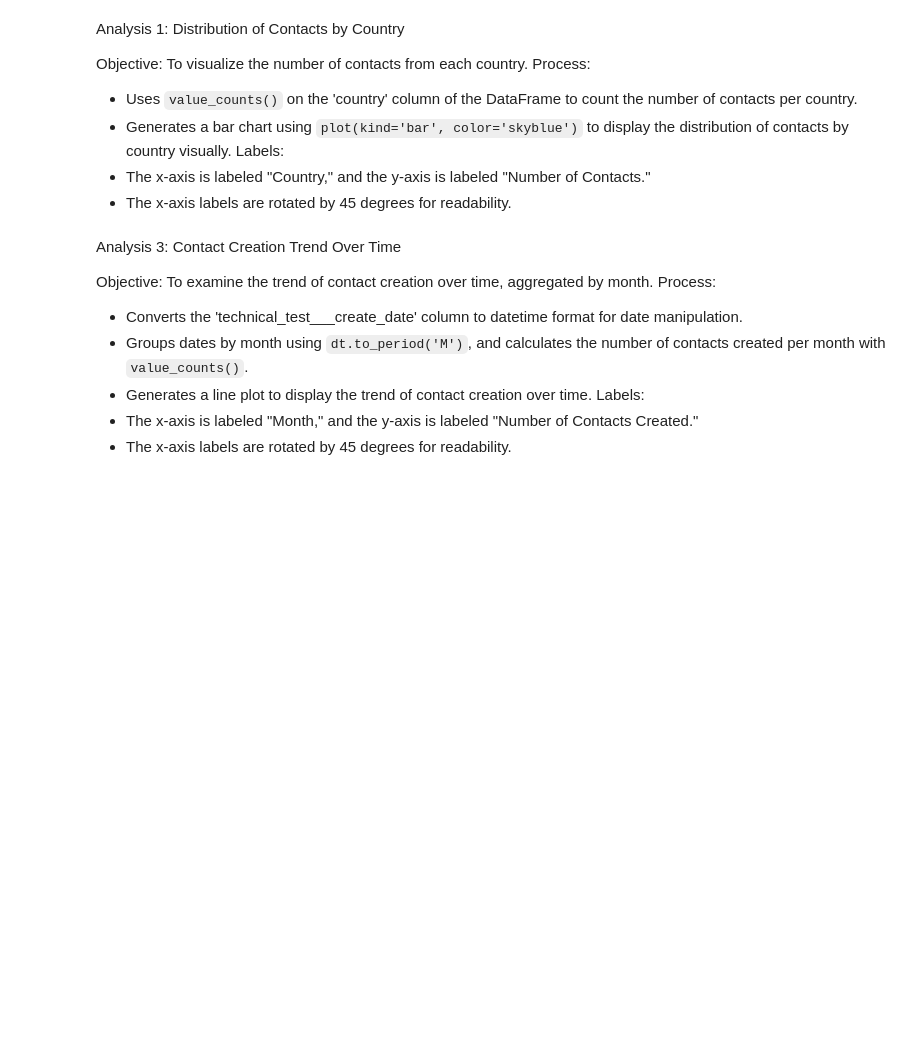
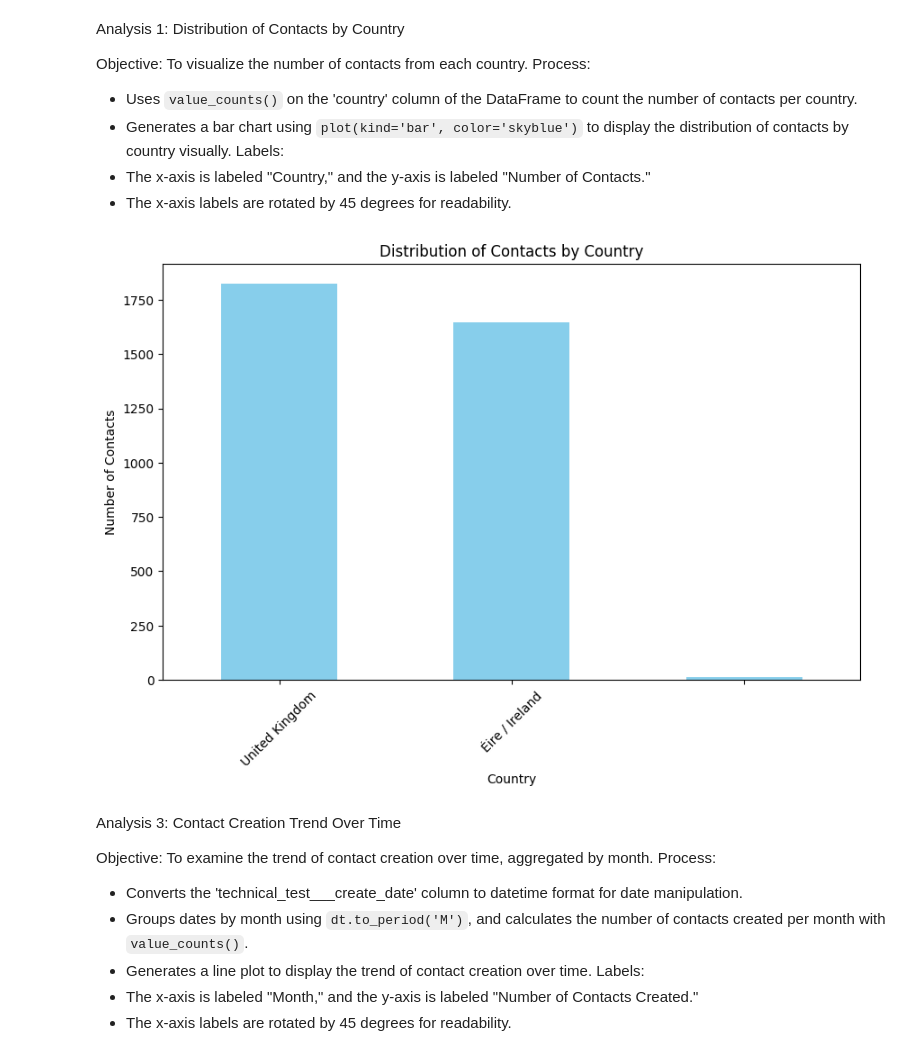
Before and after one commit to MigeruRohasu/Technical-Test-Phase-II, a Jupyter notebook: deliverable.ipynb, the cells around one changed output. Saved outputs shown, nothing was run; the diff lists cells and outputs as text; code cells hidden in the pictures; blank space fills up the shorter version.

```diff
--- a/deliverable.ipynb
+++ b/deliverable.ipynb
@@ -81,14 +85,16 @@ Labels:
 - The x-axis labels are rotated by 45 degrees for readability.
 # %%
 # Analysis 1: Distribution of contacts by country
-country_counts = df['country'].value_counts()
+country_counts = data_frame['country'].value_counts()
 plt.figure(figsize=(10, 6))
 country_counts.plot(kind='bar', color='skyblue')
 plt.title('Distribution of Contacts by Country')
 plt.xlabel('Country')
 plt.ylabel('Number of Contacts')
 plt.xticks(rotation=45)
 plt.show()
+# %% [output]
+[figure, added]
 # %% [markdown]
 Analysis 3: Contact Creation Trend Over Time
 
```
Also changed, not shown: parts of 5 cells of this notebook, 3 other files.
